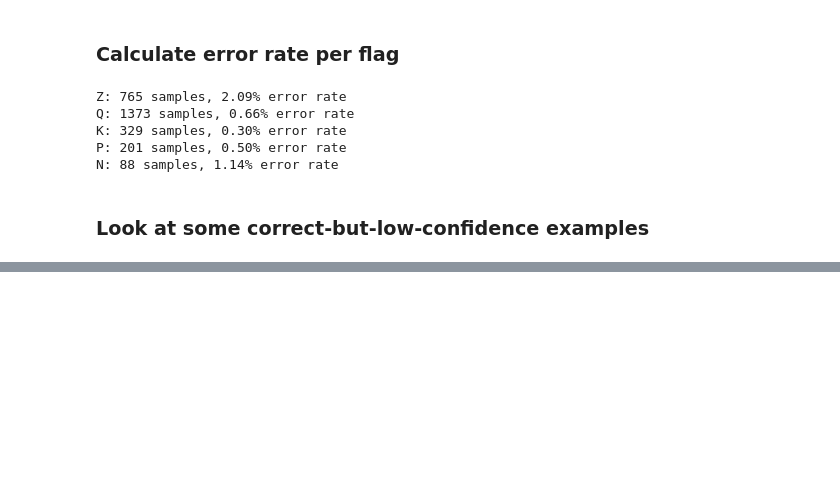
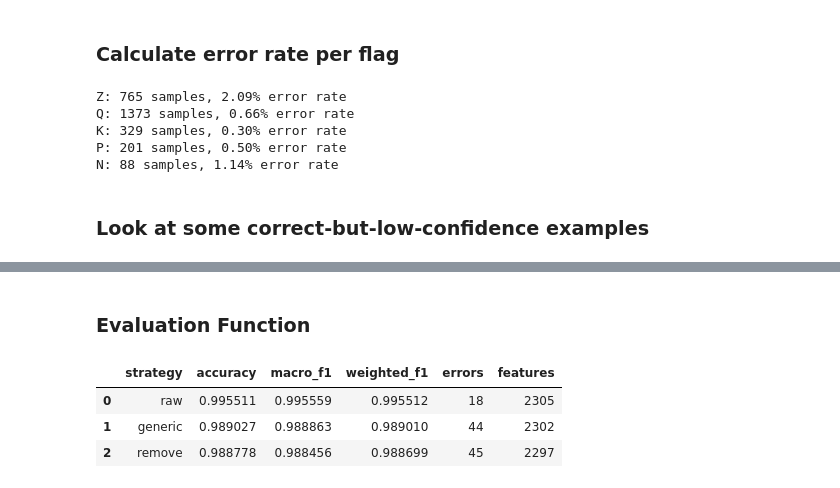
Before and after one commit to ribhupramanik/ResolveAI, a Jupyter notebook: notebooks/02_baseline_models.ipynb, the cells around one changed output, grey strips where cells are left out. Saved outputs shown, nothing was run; the diff lists cells and outputs as text; code cells hidden in the pictures; blank space fills up the shorter version.

Commit message:
Added placeholder ablation findings

```diff
--- a/notebooks/02_baseline_models.ipynb
+++ b/notebooks/02_baseline_models.ipynb
@@ -478,3 +478,5 @@ low_confidence_correct[
 | 2654 | can you help me receiving your fu... | newsletter_subscription | newsletter_subscription | 0.282178 |
 | 3593 | need help switching to my new pro... | switch_account | switch_account | 0.286170 |
 | 3279 | uhave a way to send a reivew | review | review | 0.320427 |
+# %% [markdown]
+### Evaluation Function
@@ -480,0 +550,26 @@ low_confidence_correct[
+# %%
+strategies = [
+    "raw",
+    "generic",
+    "remove"
+]
+
+ablation_results = []
+
+for strategy in strategies:
+    result = evaluate_placeholder_strategy(
+        strategy
+    )
+
+    ablation_results.append(result)
+
+ablation_df = pd.DataFrame(
+    ablation_results
+)
+
+ablation_df
+# %% [output]
+|  | strategy | accuracy | macro_f1 | weighted_f1 | errors | features |
+| 0 | raw | 0.995511 | 0.995559 | 0.995512 | 18 | 2305 |
+| 1 | generic | 0.989027 | 0.988863 | 0.989010 | 44 | 2302 |
+| 2 | remove | 0.988778 | 0.988456 | 0.988699 | 45 | 2297 |
```
Also changed, not shown: parts of 3 cells of this notebook.
